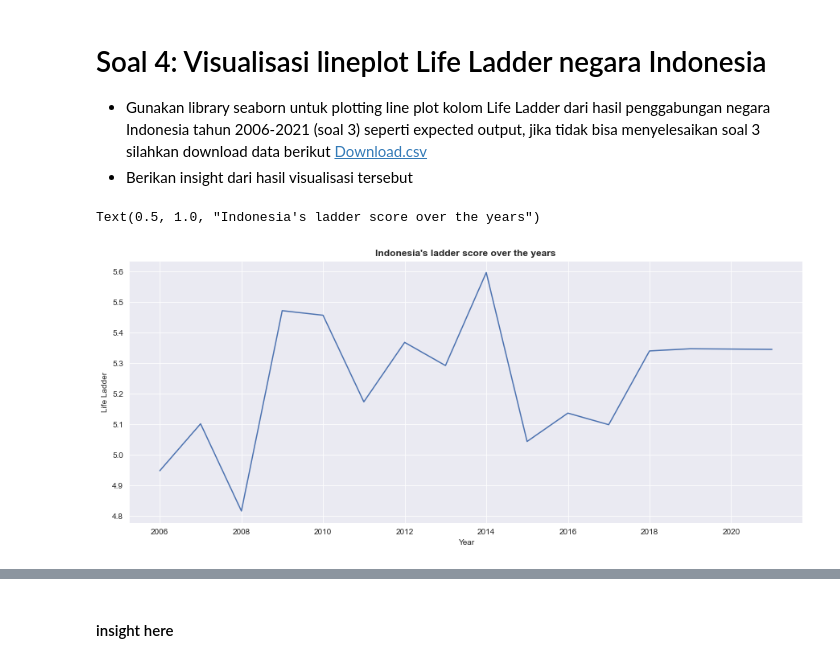
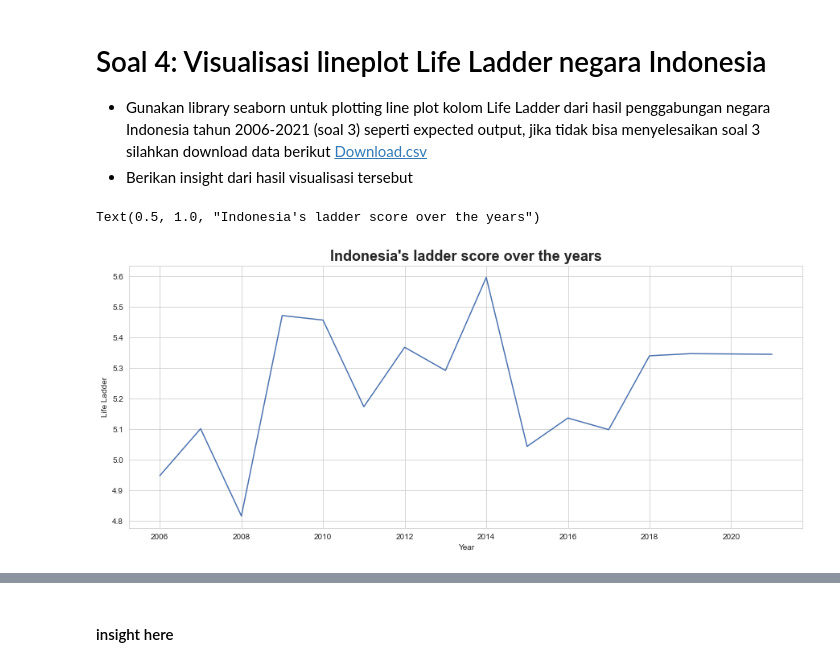
Before and after one commit to benidictusgalihmp/DS-SanberCode, a Jupyter notebook: Quiz/1630649940_Quiz_Pekan_3.ipynb, the cells around one changed output, grey strips where cells are left out. Drawn from its saved outputs; the diff is of its cells as text; code cells hidden in the pictures.

```diff
--- a/Quiz/1630649940_Quiz_Pekan_3.ipynb
+++ b/Quiz/1630649940_Quiz_Pekan_3.ipynb
@@ -178,10 +178,11 @@ Expected output:
 # %%
 #code here
 sns.set({'figure.figsize':(15, 6)})
-sns.lineplot(x='Year', y='Life Ladder', data=dfthree).set_title("Indonesia's ladder score over the years", fontdict={'fontweight':'bold'})
+sns.set_style('whitegrid')
+sns.lineplot(x='Year', y='Life Ladder', data=dfthree).set_title("Indonesia's ladder score over the years", fontdict={'fontweight':'bold', 'fontsize': 18})
 # %% [output]
 Text(0.5, 1.0, "Indonesia's ladder score over the years")
-[figure, old version]
+[figure, new version]
 # %% [markdown]
 Expected output:
 
```
Also changed, not shown: parts of 2 cells of this notebook.
